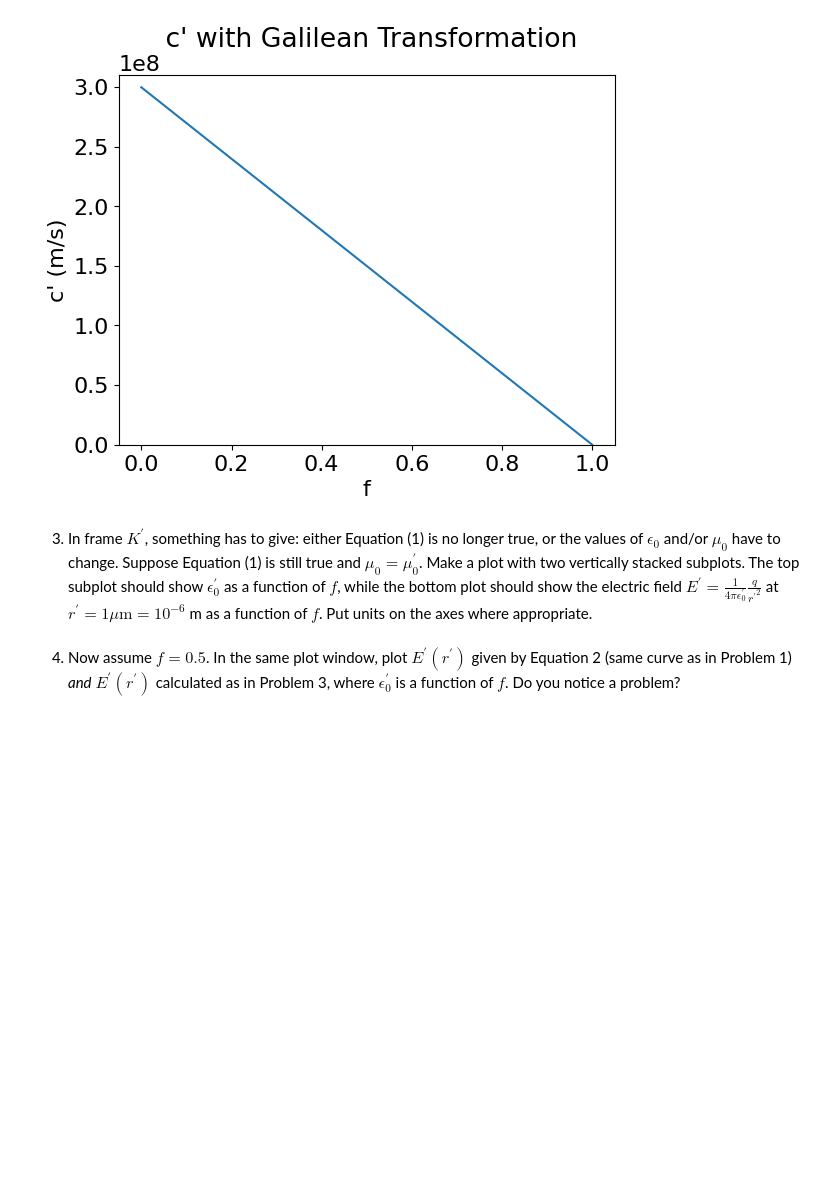
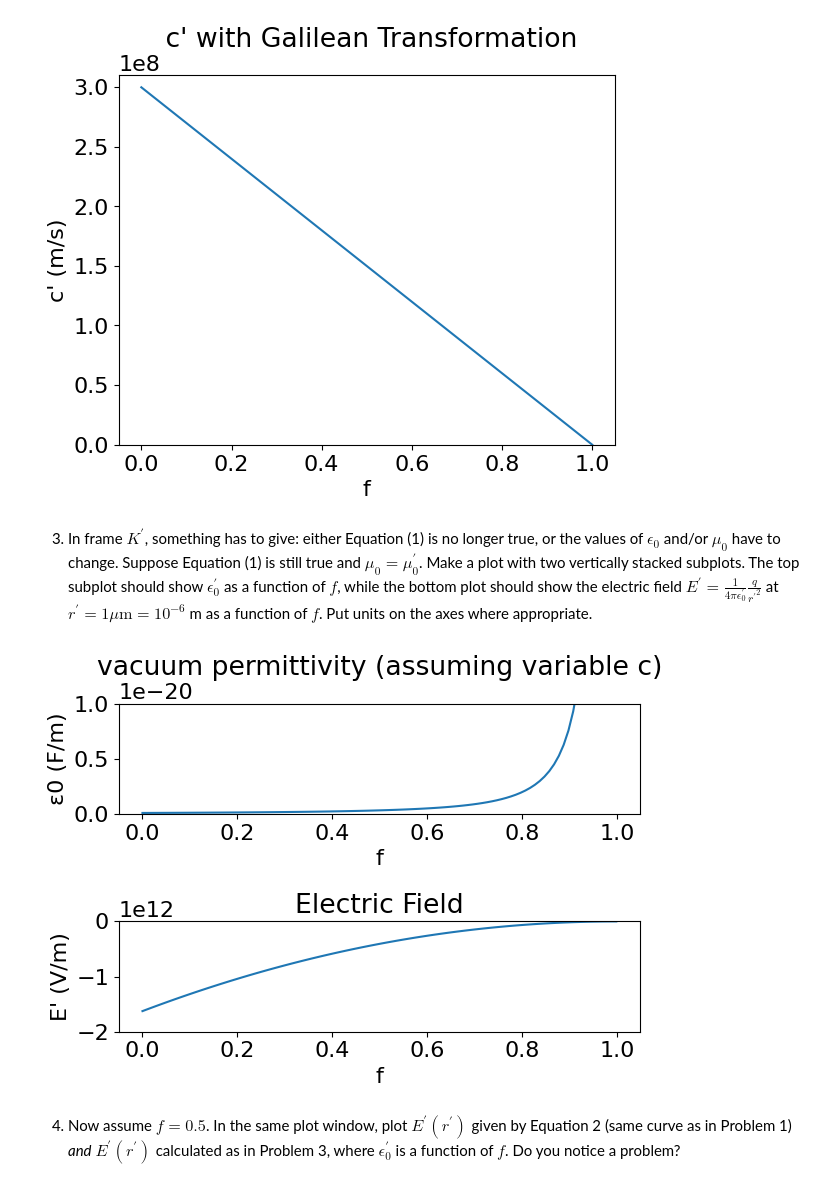
Before and after one commit to Wbosonbrendan/PHYS309, a Jupyter notebook: assignment1.ipynb, the cells around one changed output. Saved outputs shown, nothing was run; the diff lists cells and outputs as text; code cells hidden in the pictures; blank space fills up the shorter version.

```diff
--- a/assignment1.ipynb
+++ b/assignment1.ipynb
@@ -86,7 +84,37 @@ plt.show()
 # %% [markdown]
 3. In frame $K^{\prime}$, something has to give: either Equation (1) is no longer true, or the values of $\epsilon_0$ and/or $\mu_0$ have to change. Suppose Equation (1) is still true and $\mu_0 = \mu_0^{\prime}$. Make a plot with two vertically stacked subplots. The top subplot should show $\epsilon_0^{\prime}$ as a function of $f$, while the bottom plot should show the electric field $E^{\prime} = \frac{1}{4 \pi \epsilon_0^{\prime}} \frac{q}{{r^{\prime}}^2}$ at $r^{\prime} = 1 \mu \mathrm{m} = 10^{-6}$ m as a function of $f$. Put units on the axes where appropriate.
 # %%
-# Plot here
+def e(f):
+  return (constants.epsilon_0**2)/((1-f)**2)
+
+f = np.linspace(0, 0.999, 100)
+
+e = e(f)
+
+def E(e):
+  return 1/(4*constants.pi*e)*-1*constants.e/(10e-6**2)
+
+E = E(e)
+
+plt.subplot(2, 1, 1)
+plt.plot(f,e)
+plt.ylim(0, 1e-20)
+plt.xlabel('f')
+plt.ylabel('ε0 (F/m)')
+plt.title("vacuum permittivity (assuming variable c)")
+
+plt.subplot(2, 1, 2)
+plt.plot(f,E)
+plt.ylim(-2e12, 0)
+plt.xlabel('f')
+plt.ylabel('E\' (V/m)')
+plt.title("Electric Field")
+
+
+plt.tight_layout()
+plt.show()
+# %% [output]
+[figure, added]
 # %% [markdown]
 4. Now assume $f = 0.5$. In the same plot window, plot $E^{\prime}(r^{\prime})$ given by Equation 2 (same curve as in Problem 1) <em>and</em> $E^{\prime}(r^{\prime})$ calculated as in Problem 3, where $\epsilon_0^{\prime}$ is a function of $f$. Do you notice a problem?
 # %%
```
Also changed, not shown: parts of 1 cell of this notebook.
